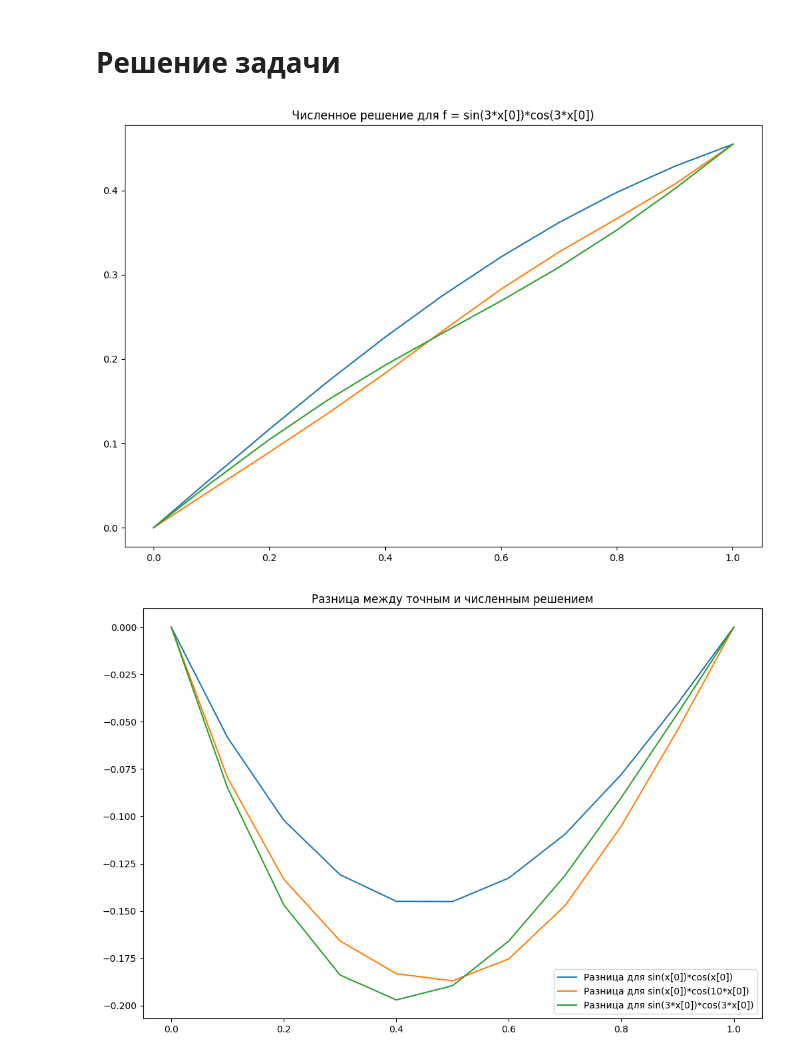
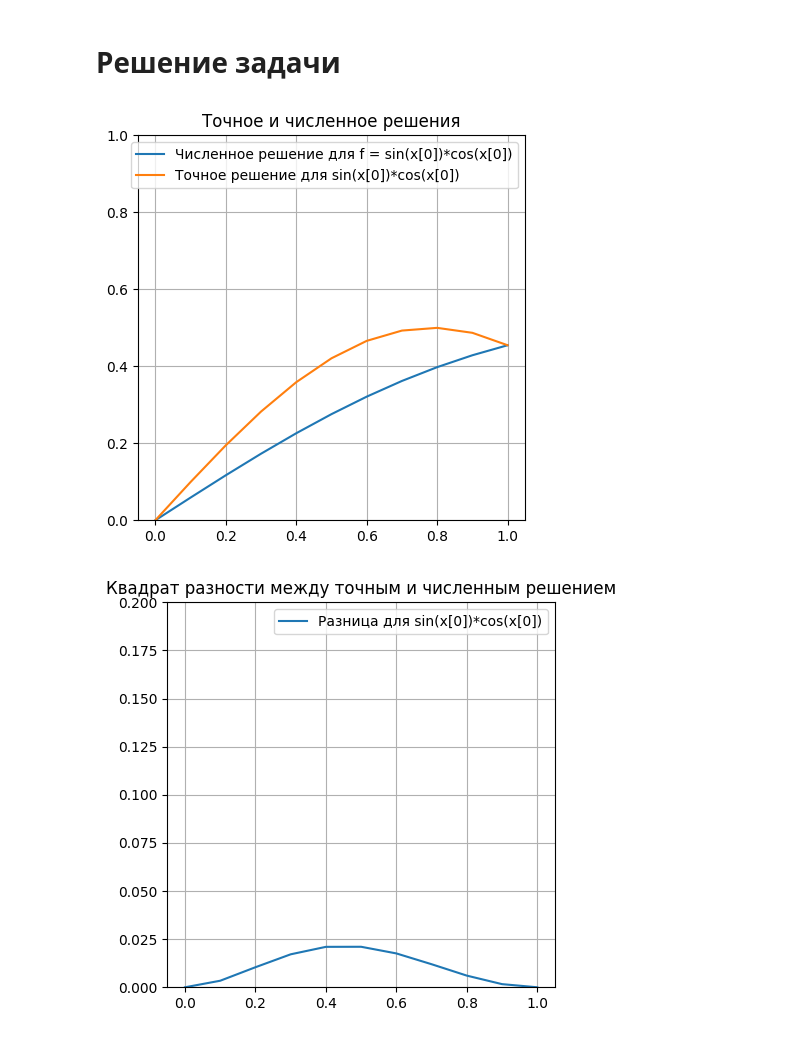
Before and after one commit to Pisarenkova/KT_2025, a Jupyter notebook: fenics.ipynb, the cells around one changed output. Drawn from its saved outputs; the diff is of its cells as text; code cells hidden in the pictures.

```diff
--- a/fenics.ipynb
+++ b/fenics.ipynb
@@ -94,30 +94,70 @@ for f_expr in functions:
     u, mesh = solve_poisson(Expression(f_expr, degree=2))
     solutions.append((u, mesh, f_expr))
 
-# Визуализация численных решений
-plt.figure(figsize=(12, 8))
-for i, (u, mesh, f_expr) in enumerate(solutions):
-    plot(u)
-    plt.title(f"Численное решение для f = {f_expr}")
+# # Визуализация численных решений
+# plt.figure(figsize=(12, 8))
+# for i, (u, mesh, f_expr) in enumerate(solutions):
+#     plot(u, label=f"Численное решение для f = {f_expr}")
 
-plt.show()
+# plt.legend()
+# plt.grid()
+# plt.show()
 
 # Визуализация разницы между численным и точным решением
-plt.figure(figsize=(12, 8))
+#plt.figure(figsize=(12, 8))
+
+#plt.subplot(1,3,1)
+#fig, axs = plt.subplots(1,3, figsize=(12, 8))
 for i, (u, mesh, f_expr) in enumerate(solutions):
+    plt.figure(figsize=(5, 5))
     # Интерполируем точное решение в пространство функций
     exact_solution = Expression('sin(x[0])*cos(x[0])', degree=2)
     u_exact = interpolate(exact_solution, u.function_space())  # Интерполяция
 
     # Разница между численным и точным решением
-    diff = u.vector().get_local() - u_exact.vector().get_local()
+    #diff = u.vector().get_local() - u_exact.vector().get_local()
 
     # Визуализация разницы
+    plot(u, label=f"Численное решение для f = {f_expr}")
+    plot(u_exact, label=f"Точное решение для {f_expr}")
+    #plt.plot(mesh.coordinates(), diff, label=f"Разница для {f_expr}")
+    plt.grid()
+    plt.ylim(0,1)
+    plt.legend()
+    plt.title("Точное и численное решения")
+
+    plt.figure(figsize=(5, 5))
+    # Разница между численным и точным решением
+    diff = (u.vector().get_local() - u_exact.vector().get_local())**2
+     # Визуализация разницы
     plt.plot(mesh.coordinates(), diff, label=f"Разница для {f_expr}")
+    plt.grid()
+    plt.ylim(0,0.2)
+    plt.legend()
+    plt.title("Квадрат разности между точным и численным решением")
 
-plt.legend()
-plt.title("Разница между точным и численным решением")
-plt.show()
+
+# for i, (u, mesh, f_expr) in enumerate(solutions):
+#     plt.figure(figsize=(12, 8))
+#     # Интерполируем точное решение в пространство функций
+#     exact_solution = Expression('sin(x[0])*cos(x[0])', degree=2)
+#     u_exact = interpolate(exact_solution, u.function_space())  # Интерполяция
+
+#     # Разница между численным и точным решением
+#     diff = (u.vector().get_local() - u_exact.vector().get_local())**2
+
+#     # Визуализация разницы
+#     plt.plot(mesh.coordinates(), diff, label=f"Разница для {f_expr}")
+#     plt.grid()
+#     plt.ylim(0,0.2)
+#     plt.legend()
+#     plt.title("Разница между точным и численным решением")
+
+
+#plt.grid()
+# plt.legend()
+# plt.title("Разница между точным и численным решением")
+# plt.show()
 
 # Функция для оценки норм
 def compute_errors(u, exact_solution, mesh):
@@ -127,36 +167,38 @@ def compute_errors(u, exact_solution, mesh):
     # Норма H1
     H1_error = errornorm(exact_solution, u, norm_type='H1', degree_rise=3)
 
     # Норма C
     u_exact_interpolated = interpolate(exact_solution, u.function_space())  # Интерполяция
     C_error = np.max(np.abs(u.vector().get_local() - u_exact_interpolated.vector().get_local()))
 
     return L2_error, H1_error, C_error
 
 # Оценка ошибок для разных разрешений
-mesh_refinements = [10, 20, 40, 80, 160]
+mesh_refinements = [10, 20, 40, 80, 160, 320, 640]
 L2_errors, H1_errors, C_errors = [], [], []
 
 for refinements in mesh_refinements:
-    u, mesh = solve_poisson(Expression('sin(x[0])*cos(x[0])', degree=2), mesh_refinements=refinements)
-    exact_solution = Expression('sin(x[0])*cos(x[0])', degree=2)
+    u, mesh = solve_poisson(Expression('sin(x[0])*cos(3*x[0])', degree=2), mesh_refinements=refinements)
+    exact_solution = Expression('sin(x[0])*cos(3*x[0])', degree=2)
 
     L2_error, H1_error, C_error = compute_errors(u, exact_solution, mesh)
 
     L2_errors.append(L2_error)
     H1_errors.append(H1_error)
     C_errors.append(C_error)
 
+#print(L2_error)
 # Построение графиков ошибок
 plt.figure(figsize=(12, 8))
 plt.plot(mesh_refinements, L2_errors, label="Ошибка L2", marker='o')
 plt.plot(mesh_refinements, H1_errors, label="Ошибка H1", marker='x')
 plt.plot(mesh_refinements, C_errors, label="Ошибка C", marker='s')
 plt.xlabel('Количество уточнений сетки')
 plt.ylabel('Ошибка')
 plt.legend()
-plt.title('Сходимость численного решения')
+plt.grid()
+plt.title('Сходимость численного решения для $sin(3x)*cos(3x)$')
 plt.show()
 # %% [output]
-[figure, old version]
+[figure, new version]
-[figure, old version]
+[figure, new version]
```
Also changed, not shown: parts of 3 cells of this notebook.
